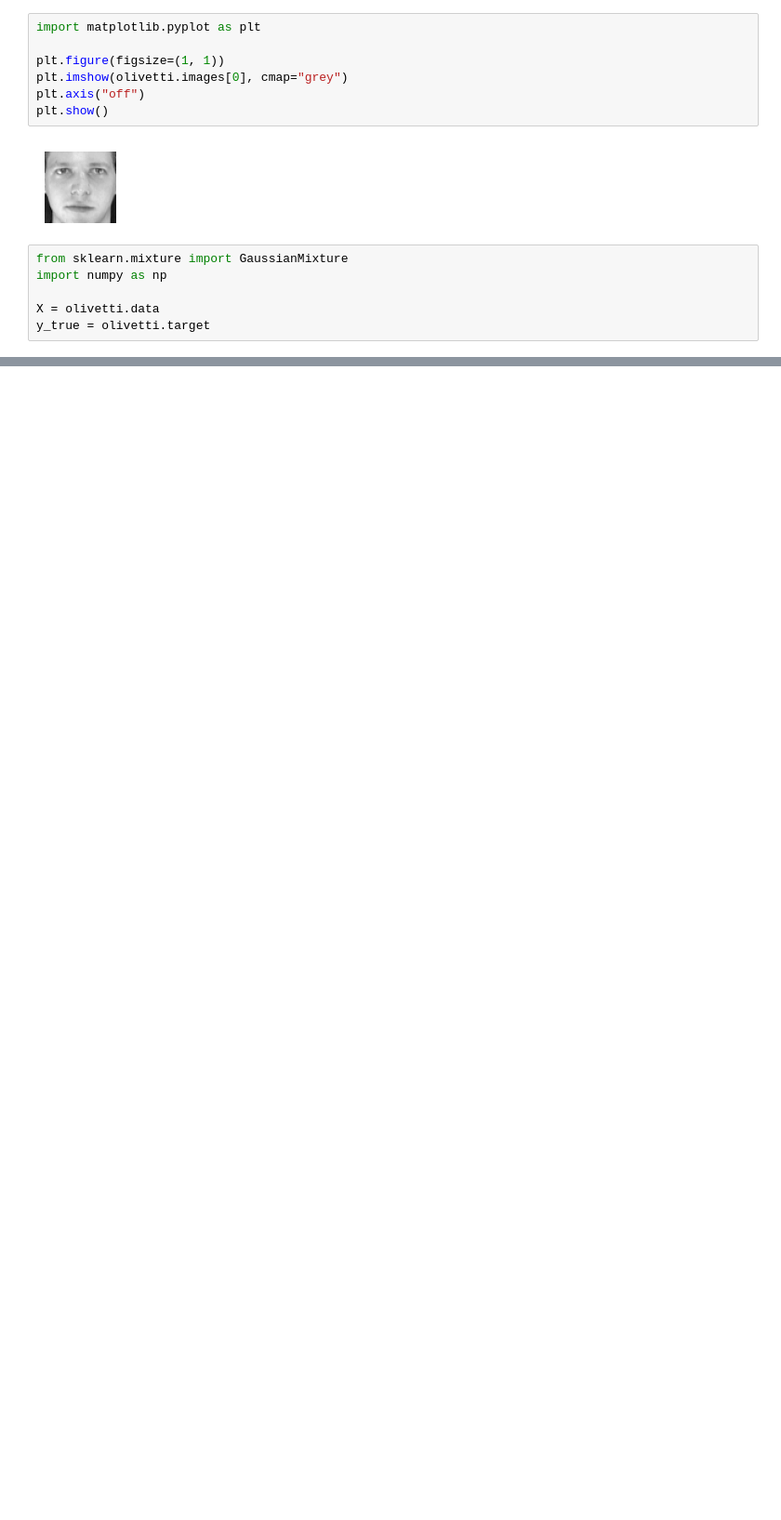
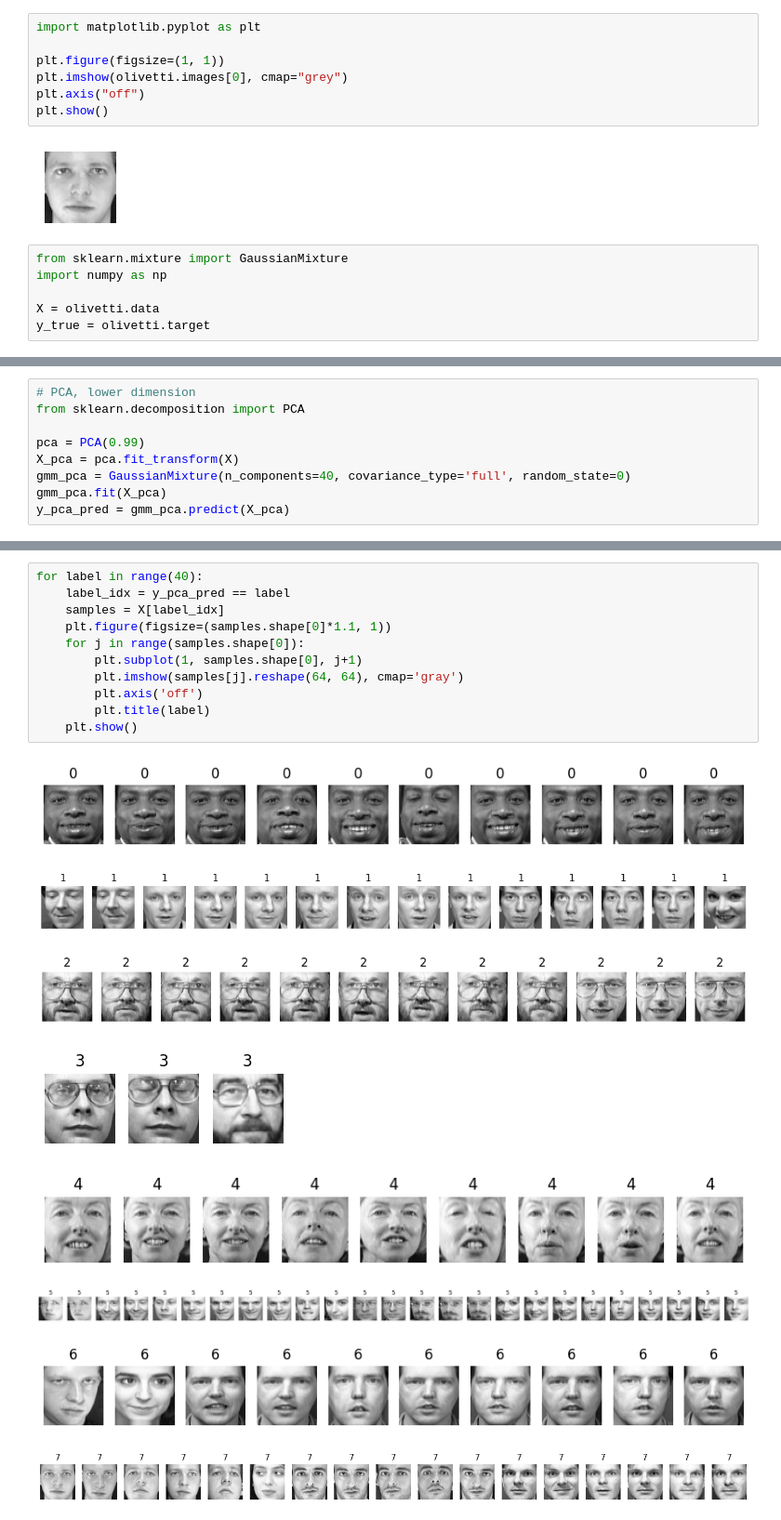
Before and after one commit to bu-bu-xxx/machine-learning-notebook, a Jupyter notebook: code/08_unsupervised_learning.ipynb, the cells around one changed output, grey strips where cells are left out. Shown at 93% size. Cells and saved outputs as stored; diff of their text form; blank space fills up the shorter version.

```diff
--- a/code/08_unsupervised_learning.ipynb
+++ b/code/08_unsupervised_learning.ipynb
@@ -236,0 +234,9 @@ KeyboardInterrupt:
+# %%
+# PCA, lower dimension
+from sklearn.decomposition import PCA
+
+pca = PCA(0.99)
+X_pca = pca.fit_transform(X)
+gmm_pca = GaussianMixture(n_components=40, covariance_type='full', random_state=0)
+gmm_pca.fit(X_pca)
+y_pca_pred = gmm_pca.predict(X_pca)
@@ -236,0 +259,20 @@ KeyboardInterrupt:
+# %%
+for label in range(40):
+    label_idx = y_pca_pred == label
+    samples = X[label_idx]
+    plt.figure(figsize=(samples.shape[0]*1.1, 1))
+    for j in range(samples.shape[0]):
+        plt.subplot(1, samples.shape[0], j+1)
+        plt.imshow(samples[j].reshape(64, 64), cmap='gray')
+        plt.axis('off')
+        plt.title(label)
+    plt.show()
+# %% [output]
+[figure, added]
+[figure, added]
+[figure, added]
+[figure, added]
+[figure, added]
+[figure, added]
+[figure, added]
+[figure, added]
```
Also changed, not shown: parts of 9 cells of this notebook.
